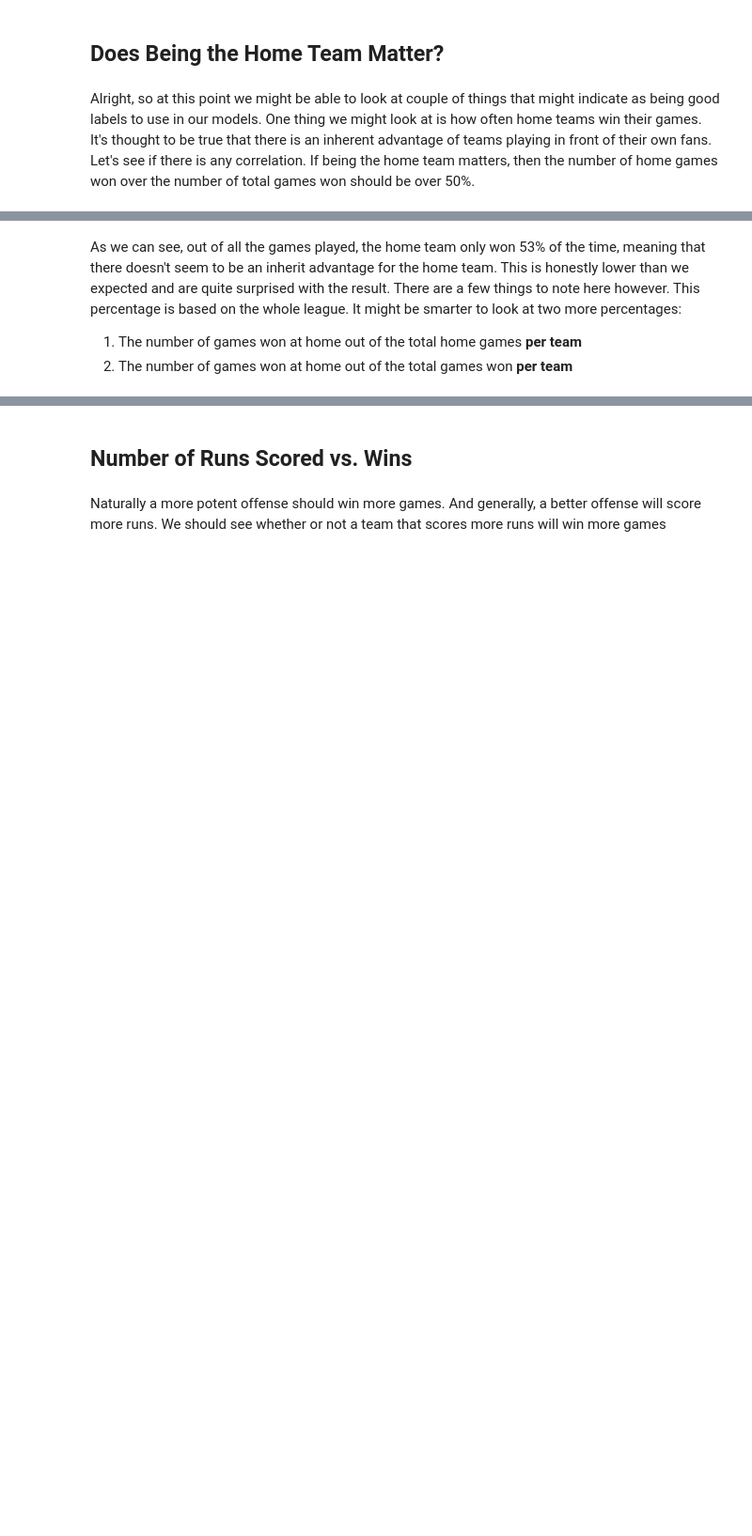
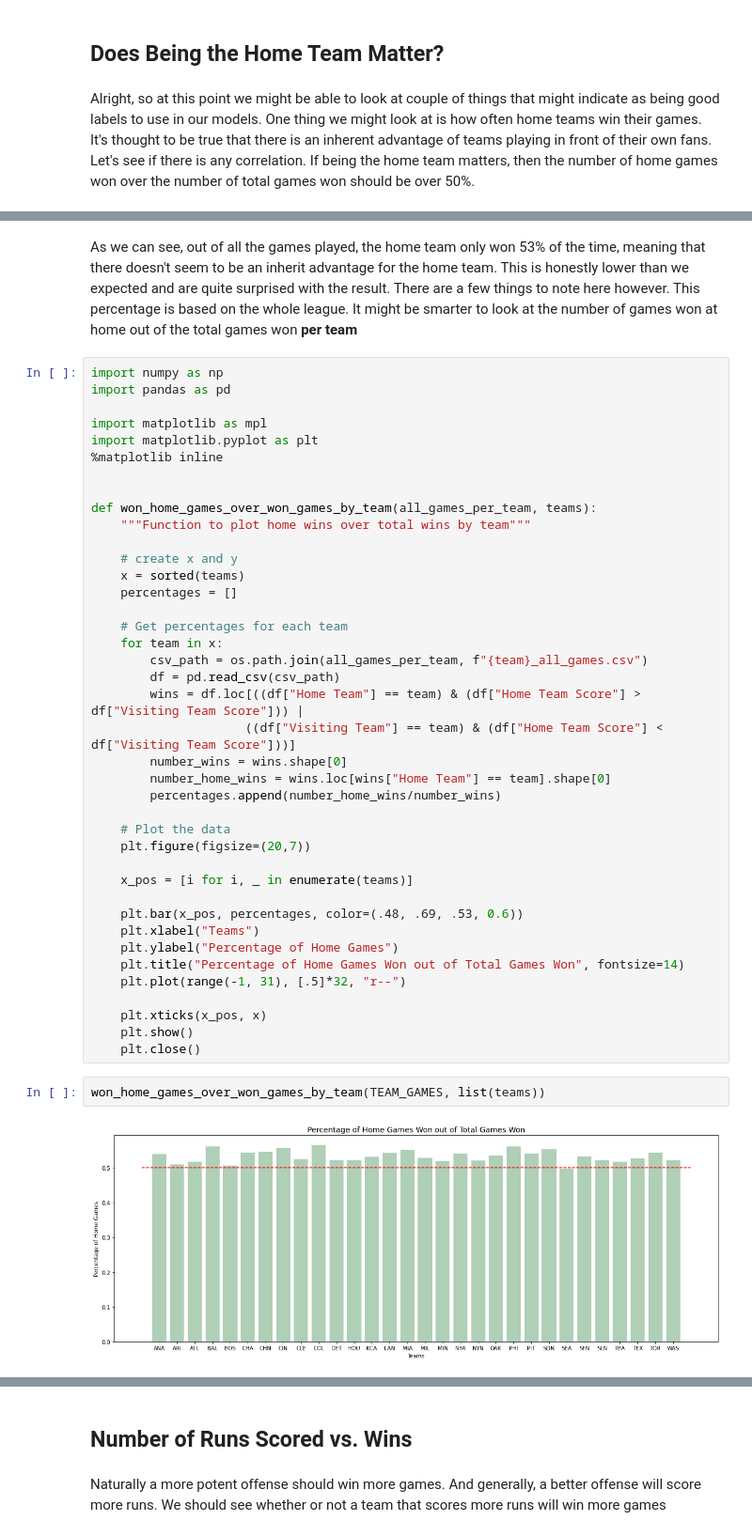
Before and after one commit to samkasbawala/sdp_team_32, a Jupyter notebook: starting_project.ipynb, the cells around one changed output, grey strips where cells are left out. Shown at 94% size. Cells and saved outputs as stored; diff of their text form; blank space fills up the shorter version.

Commit message:
add home team win percentages

```diff
--- a/starting_project.ipynb
+++ b/starting_project.ipynb
@@ -132,4 +132,46 @@ win_percentage_of_home_games(RETROSHEET_FILES)
 # %% [markdown]
-As we can see, out of all the games played, the home team only won 53% of the time, meaning that there doesn't seem to be an inherit advantage for the home team. This is honestly lower than we expected and are quite surprised with the result. There are a few things to note here however. This percentage is based on the whole league. It might be smarter to look at two more percentages:
-1. The number of games won at home out of the total home games **per team**
-2. The number of games won at home out of the total games won **per team**
+As we can see, out of all the games played, the home team only won 53% of the time, meaning that there doesn't seem to be an inherit advantage for the home team. This is honestly lower than we expected and are quite surprised with the result. There are a few things to note here however. This percentage is based on the whole league. It might be smarter to look at the number of games won at home out of the total games won **per team**
+# %%
+import numpy as np
+import pandas as pd
+
+import matplotlib as mpl
+import matplotlib.pyplot as plt
+%matplotlib inline
+
+
+def won_home_games_over_won_games_by_team(all_games_per_team, teams):
+    """Function to plot home wins over total wins by team"""
+
+    # create x and y
+    x = sorted(teams)
+    percentages = []
+
+    # Get percentages for each team
+    for team in x:
+        csv_path = os.path.join(all_games_per_team, f"{team}_all_games.csv")
+        df = pd.read_csv(csv_path)
+        wins = df.loc[((df["Home Team"] == team) & (df["Home Team Score"] > df["Visiting Team Score"])) |
+                     ((df["Visiting Team"] == team) & (df["Home Team Score"] < df["Visiting Team Score"]))]
+        number_wins = wins.shape[0]
+        number_home_wins = wins.loc[wins["Home Team"] == team].shape[0]
+        percentages.append(number_home_wins/number_wins)
+
+    # Plot the data
+    plt.figure(figsize=(20,7))
+
+    x_pos = [i for i, _ in enumerate(teams)]
+
+    plt.bar(x_pos, percentages, color=(.48, .69, .53, 0.6))
+    plt.xlabel("Teams")
+    plt.ylabel("Percentage of Home Games")
+    plt.title("Percentage of Home Games Won out of Total Games Won", fontsize=14)
+    plt.plot(range(-1, 31), [.5]*32, "r--")
+
+    plt.xticks(x_pos, x)
+    plt.show()
+    plt.close()
+# %%
+won_home_games_over_won_games_by_team(TEAM_GAMES, list(teams))
+# %% [output]
+[figure, added]
```
Also changed, not shown: parts of 5 cells of this notebook.
